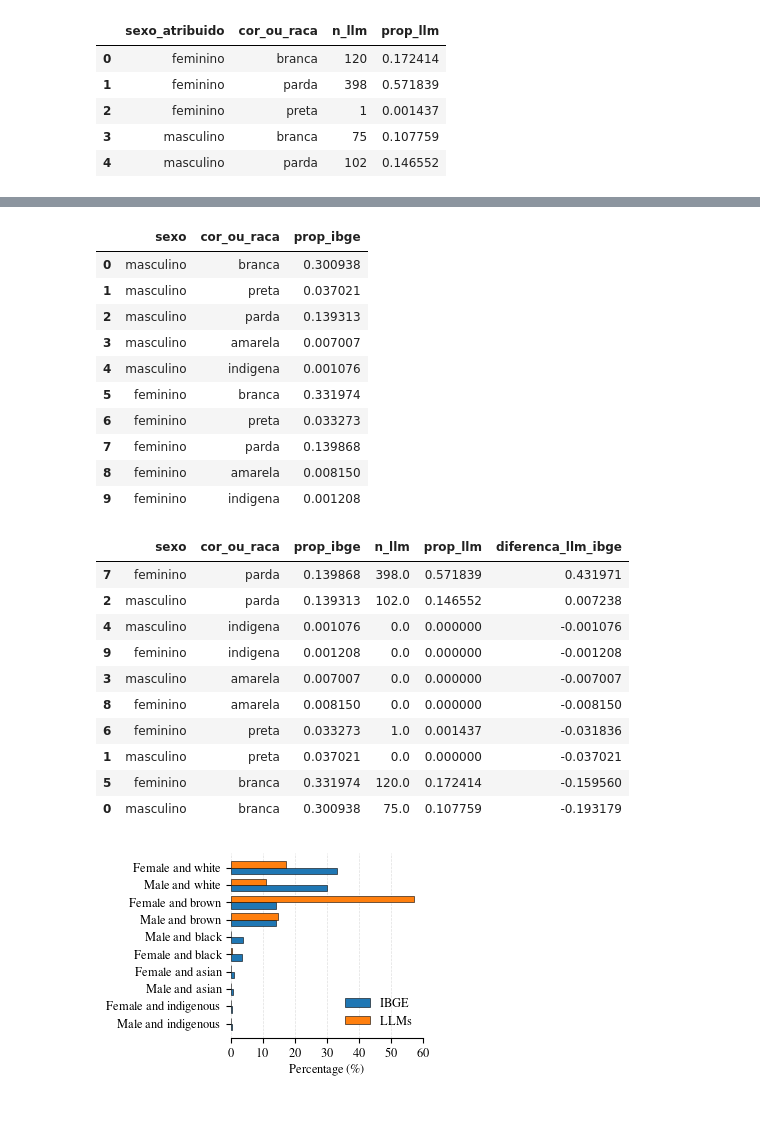
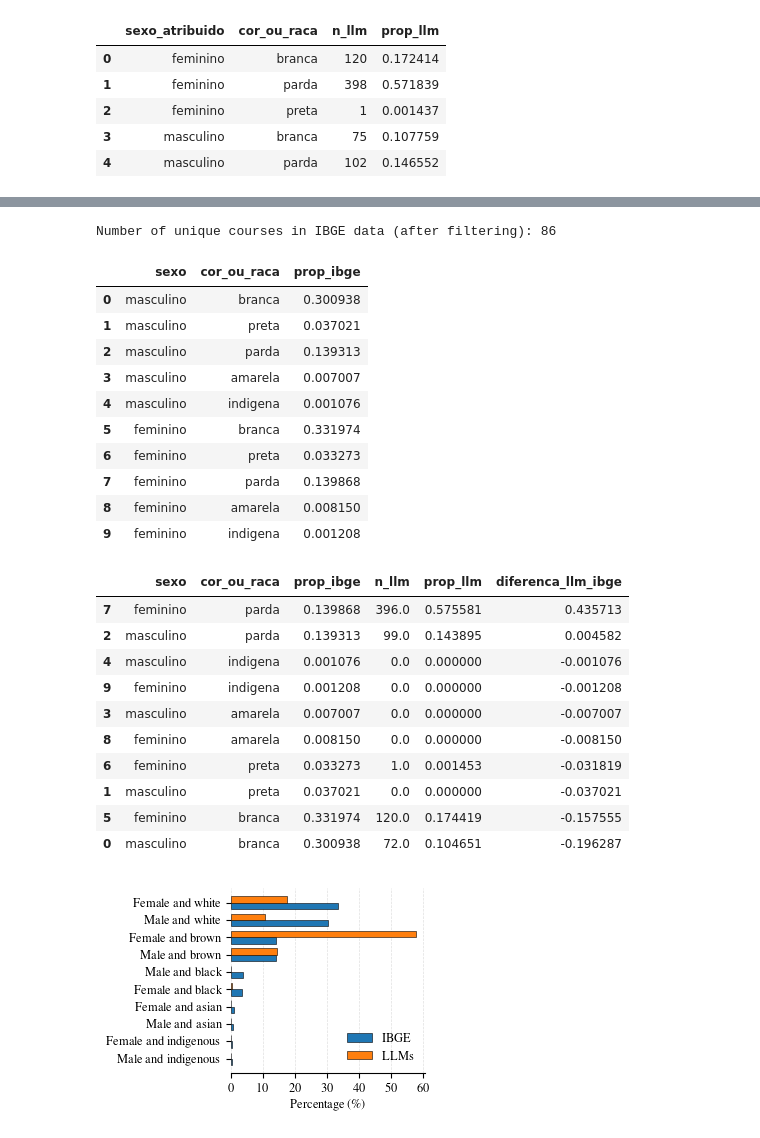
Before and after one commit to annwith/llm-gender-bias-lacci, a Jupyter notebook: src/analysis/processing_profile_results.ipynb, the cells around one changed output, grey strips where cells are left out. Drawn from its saved outputs; the diff is of its cells as text; code cells hidden in the pictures.

```diff
--- a/src/analysis/processing_profile_results.ipynb
+++ b/src/analysis/processing_profile_results.ipynb
@@ -1009,7 +1087,7 @@ df_merged["cor_ou_raca_en"] = df_merged["cor_ou_raca"].replace({
     "preta": "Black",
     "parda": "Brown",
     "amarela": "Asian",
-    "indígena": "Indigenous"
+    "indigena": "Indigenous"
 })
 # %%
 dist_cor = (
@@ -2145,0 +2280,13 @@ display(dist_ibge_intersec)
+# %%
+dist_llm = df_merged[df_merged["graduacao_codigo"] != "0616"]
+print("Number of unique courses in LLM data after excluding '0616':", dist_llm['graduacao_codigo'].nunique())
+
+dist_llm_intersec_comparable = (
+    dist_llm.groupby(["sexo_atribuido", "cor_ou_raca"])
+    .size()
+    .reset_index(name="n_llm")
+)
+
+dist_llm_intersec_comparable["prop_llm"] = dist_llm_intersec_comparable["n_llm"] / dist_llm_intersec_comparable["n_llm"].sum()
+
+display(dist_llm_intersec_comparable)
@@ -2146,4 +2301,8 @@ display(dist_ibge_intersec)
 # %%
+ibge_grad = df_merged.drop_duplicates("graduacao_codigo")
+ibge_grad = ibge_grad[ibge_grad["graduacao_codigo"] != "0616"]
+print("Number of unique courses in IBGE data (after filtering):", ibge_grad['graduacao_codigo'].nunique())
+
 # 1. Define all the columns you want to calculate
 colunas_intersec = [
     "Homens_Branca", "Homens_Preta", "Homens_Parda", "Homens_Amarela", "Homens_Indígena",
@@ -2159,7 +2318,7 @@ props_per_course = ibge_grad[colunas_intersec].div(ibge_grad["Pessoas_Total"], a
 mean_props = props_per_course.mean()
 
 # 4. Map the equally-weighted proportions to your target dataframe format
-dados_ibge_intersec = [
+dados_ibge_intersec_comparable = [
     {"sexo": "masculino", "cor_ou_raca": "branca",   "prop_ibge": mean_props["Homens_Branca"]},
     {"sexo": "masculino", "cor_ou_raca": "preta",    "prop_ibge": mean_props["Homens_Preta"]},
     {"sexo": "masculino", "cor_ou_raca": "parda",    "prop_ibge": mean_props["Homens_Parda"]},
@@ -2173,10 +2332,11 @@ dados_ibge_intersec = [
     {"sexo": "feminino",  "cor_ou_raca": "indigena", "prop_ibge": mean_props["Mulheres_Indígena"]},
 ]
 
-dist_ibge_intersec = pd.DataFrame(dados_ibge_intersec)
+dist_ibge_intersec_comparable = pd.DataFrame(dados_ibge_intersec_comparable)
 
-display(dist_ibge_intersec)
+display(dist_ibge_intersec_comparable)
 # %% [output]
+Number of unique courses in IBGE data (after filtering): 86
 |  | sexo | cor_ou_raca | prop_ibge |
 | 0 | masculino | branca | 0.300938 |
 | 1 | masculino | preta | 0.037021 |
@@ -2189,40 +2349,36 @@ display(dist_ibge_intersec)
 | 8 | feminino | amarela | 0.008150 |
 | 9 | feminino | indigena | 0.001208 |
 # %%
-dist_llm_intersec = dist_llm_intersec.rename(columns={
+dist_llm_intersec_comparable = dist_llm_intersec_comparable.rename(columns={
     "sexo_atribuido": "sexo",
     "cor_ou_raca": "cor_ou_raca"
 })
 
-comparacao_intersec = dist_ibge_intersec.merge(
-    dist_llm_intersec,
+comparacao_intersec_comparable = dist_ibge_intersec_comparable.merge(
+    dist_llm_intersec_comparable,
     on=["sexo", "cor_ou_raca"],
     how="left"
 )
 
-comparacao_intersec["n_llm"] = comparacao_intersec["n_llm"].fillna(0)
-comparacao_intersec["prop_llm"] = comparacao_intersec["prop_llm"].fillna(0)
+comparacao_intersec_comparable["n_llm"] = comparacao_intersec_comparable["n_llm"].fillna(0)
+comparacao_intersec_comparable["prop_llm"] = comparacao_intersec_comparable["prop_llm"].fillna(0)
 
-comparacao_intersec["diferenca_llm_ibge"] = (
-    comparacao_intersec["prop_llm"] - comparacao_intersec["prop_ibge"]
+comparacao_intersec_comparable["diferenca_llm_ibge"] = (
+    comparacao_intersec_comparable["prop_llm"] - comparacao_intersec_comparable["prop_ibge"]
 )
 
-# comparacao_intersec["razao_llm_ibge"] = (
-#     comparacao_intersec["prop_llm"] / comparacao_intersec["prop_ibge"]
-# )
-
 display(
-    comparacao_intersec.sort_values("diferenca_llm_ibge", ascending=False)
+    comparacao_intersec_comparable.sort_values("diferenca_llm_ibge", ascending=False)
 )
 # %% [output]
 |  | sexo | cor_ou_raca | prop_ibge | n_llm | prop_llm | diferenca_llm_ibge |
-| 7 | feminino | parda | 0.139868 | 398.0 | 0.571839 | 0.431971 |
-| 2 | masculino | parda | 0.139313 | 102.0 | 0.146552 | 0.007238 |
+| 7 | feminino | parda | 0.139868 | 396.0 | 0.575581 | 0.435713 |
+| 2 | masculino | parda | 0.139313 | 99.0 | 0.143895 | 0.004582 |
 | 4 | masculino | indigena | 0.001076 | 0.0 | 0.000000 | -0.001076 |
 | 9 | feminino | indigena | 0.001208 | 0.0 | 0.000000 | -0.001208 |
 | 3 | masculino | amarela | 0.007007 | 0.0 | 0.000000 | -0.007007 |
 | 8 | feminino | amarela | 0.008150 | 0.0 | 0.000000 | -0.008150 |
-| 6 | feminino | preta | 0.033273 | 1.0 | 0.001437 | -0.031836 |
+| 6 | feminino | preta | 0.033273 | 1.0 | 0.001453 | -0.031819 |
 | 1 | masculino | preta | 0.037021 | 0.0 | 0.000000 | -0.037021 |
-| 5 | feminino | branca | 0.331974 | 120.0 | 0.172414 | -0.159560 |
-| 0 | masculino | branca | 0.300938 | 75.0 | 0.107759 | -0.193179 |
+| 5 | feminino | branca | 0.331974 | 120.0 | 0.174419 | -0.157555 |
+| 0 | masculino | branca | 0.300938 | 72.0 | 0.104651 | -0.196287 |
```
Also changed, not shown: parts of 41 cells of this notebook, 1 other file.
